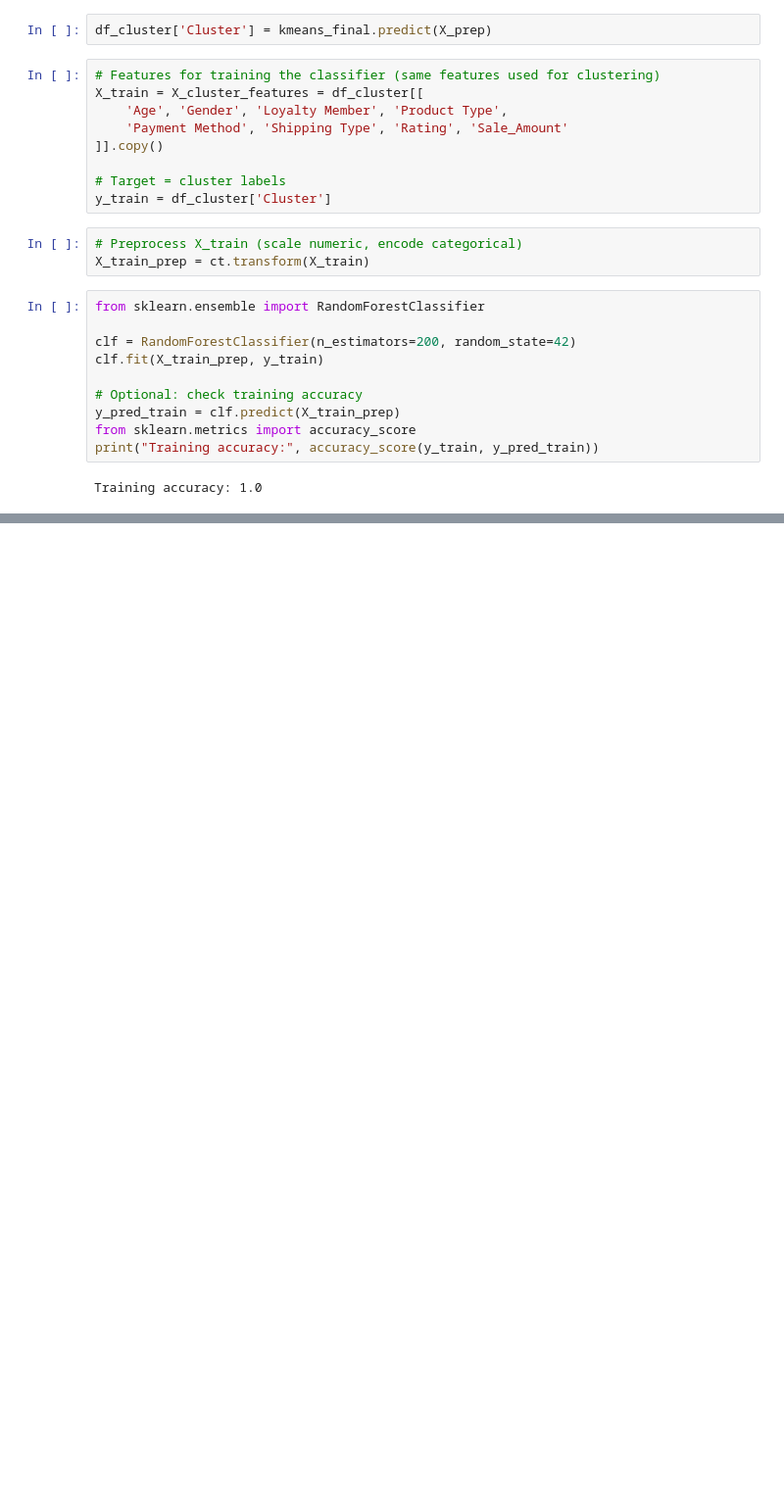
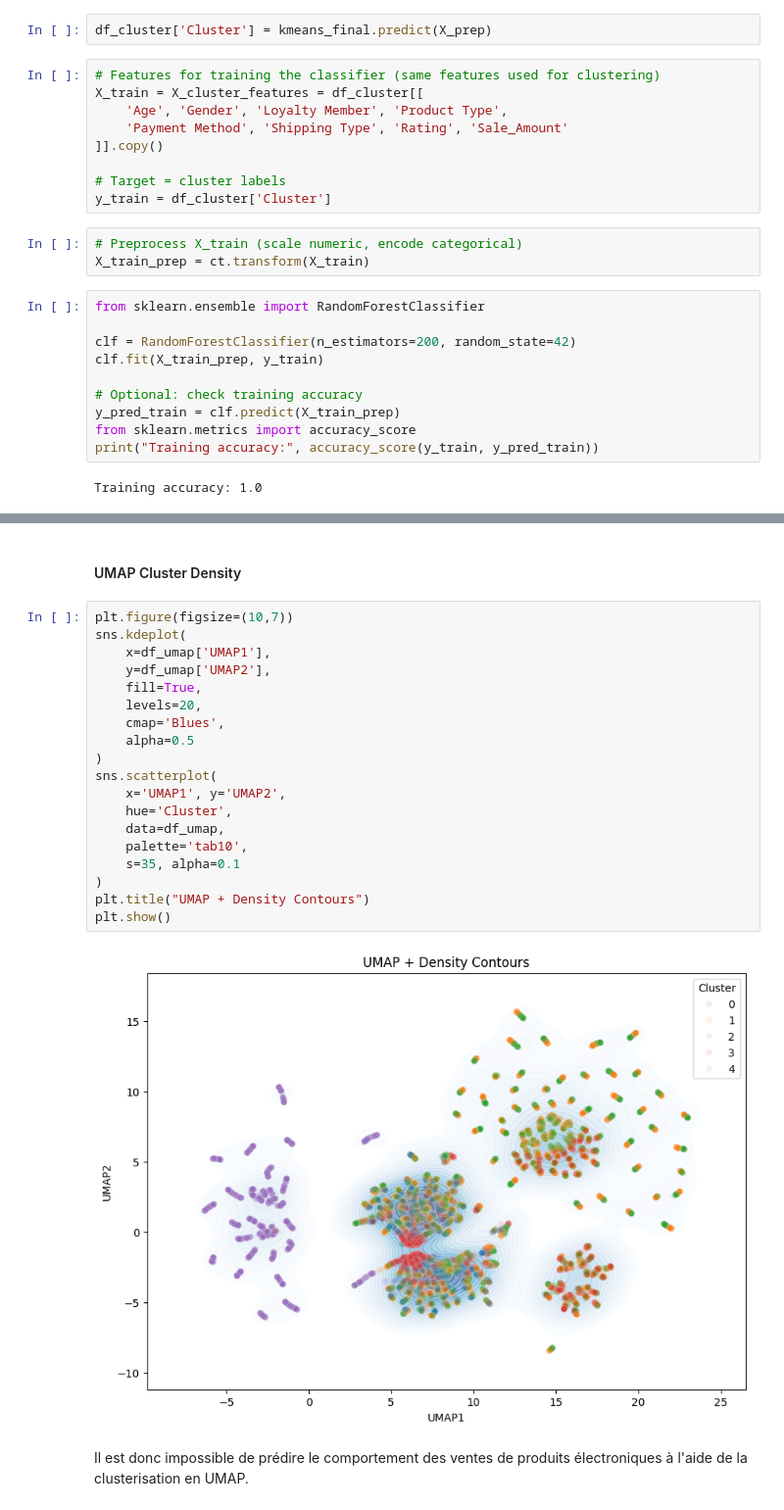
Before and after one commit to maxr-hw/Machine-Learning-A4-ESILV-Project, a Jupyter notebook: Project-ML-A4.ipynb, the cells around one changed output, grey strips where cells are left out. Shown at 98% size. Drawn from its saved outputs; the diff is of its cells as text; blank space fills up the shorter version.

```diff
--- a/Project-ML-A4.ipynb
+++ b/Project-ML-A4.ipynb
@@ -652,0 +707,25 @@ Training accuracy: 1.0
+# %% [markdown]
+#### UMAP Cluster Density
+# %%
+plt.figure(figsize=(10,7))
+sns.kdeplot(
+    x=df_umap['UMAP1'],
+    y=df_umap['UMAP2'],
+    fill=True,
+    levels=20,
+    cmap='Blues',
+    alpha=0.5
+)
+sns.scatterplot(
+    x='UMAP1', y='UMAP2',
+    hue='Cluster',
+    data=df_umap,
+    palette='tab10',
+    s=35, alpha=0.1
+)
+plt.title("UMAP + Density Contours")
+plt.show()
+# %% [output]
+[figure, added]
+# %% [markdown]
+Il est donc impossible de prédire le comportement des ventes de produits électroniques à l'aide de la clusterisation en UMAP.
```
Also changed, not shown: parts of 7 cells of this notebook.
